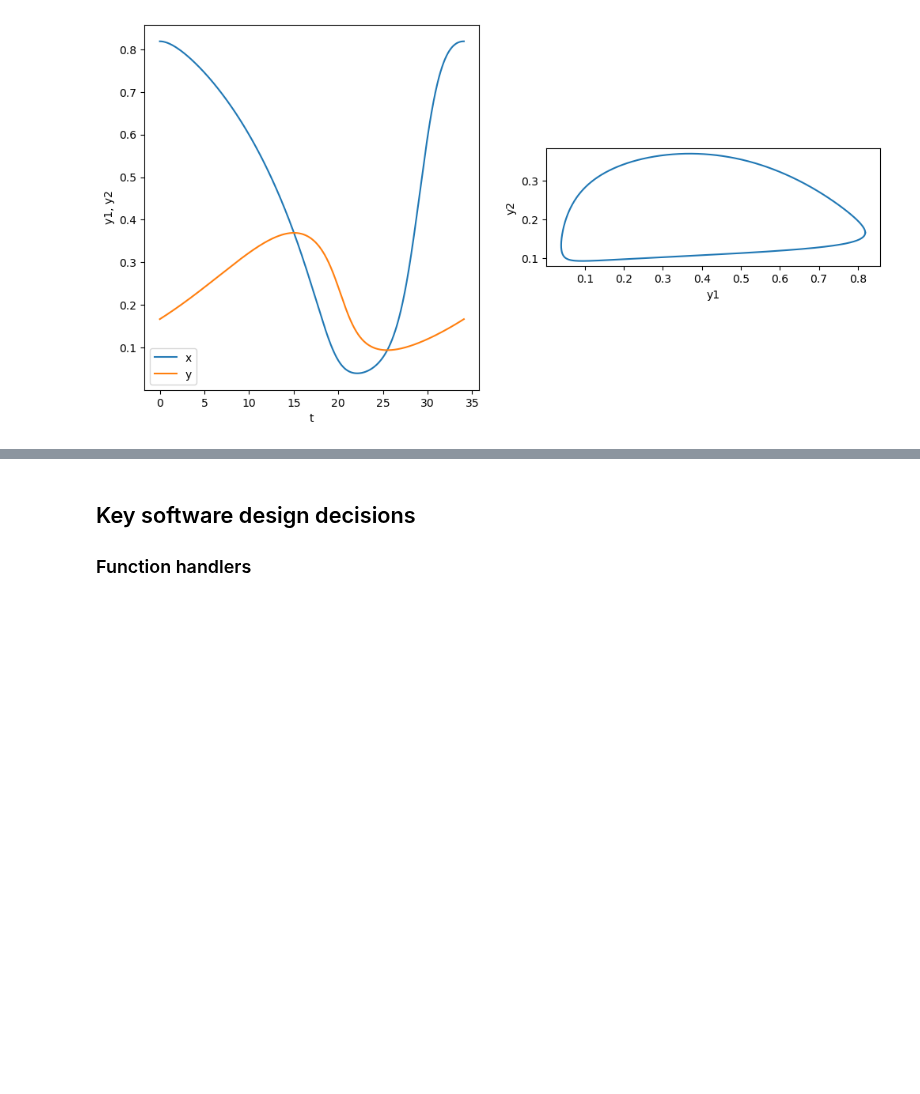
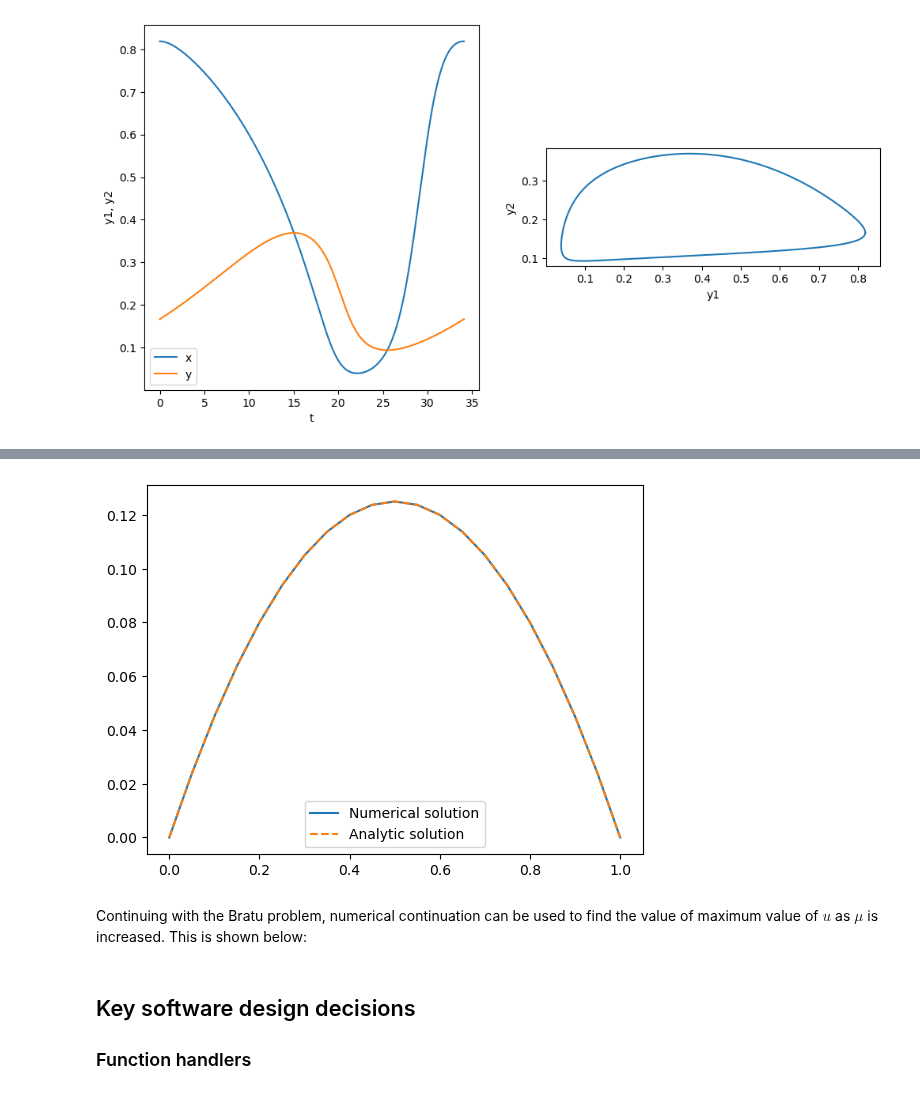
Before and after one commit to dupput/EMAT3008-ScientificComputing, a Jupyter notebook: Report.ipynb, the cells around one changed output, grey strips where cells are left out. Drawn from its saved outputs; the diff is of its cells as text; code cells hidden in the pictures; blank space fills up the shorter version.

Commit message:
Further updates to report and additional plotting functions for demonstration

```diff
--- a/Report.ipynb
+++ b/Report.ipynb
@@ -142,3 +159,34 @@ Initial condition: [0.8189695113270199, 0.16636149972895542]. Period: 34.0673941
+# %%
+from Helpers.bvp import BVP
+from Helpers.plotting import plot_bvp
+import numpy as np
+
+# Define BVP problem
+a = 0
+b = 1
+N = 20
+alpha = 0
+beta = 0
+D = 1
+mu = 0.01
+
+def q(x, u):
+    return np.exp(mu*u)
+
+bvp = BVP(a, b, N, alpha, beta, condition_type='Dirichlet', q_fun=q, D=D)
+u_guess = np.zeros(N-1)
+
+u_linear, success = bvp.solve_bvp(u_guess, 'linear')
+
+def u_analytic(x):
+    return -1/2 * (x - a) * (x - b) + ((beta - alpha) / (b - a)) * (x - a) + alpha
+u_analytical = u_analytic(bvp.x_values)
+
+plot_bvp(bvp, u_linear, u_analytical)
+# %% [output]
+[figure, added]
+# %% [markdown]
+Continuing with the Bratu problem, numerical continuation can be used to find the value of maximum value of $u$ as $\mu$ is increased. This is shown below:
 # %% [markdown]
 ## Key software design decisions
 
```
Also changed, not shown: parts of 5 cells of this notebook, 1 other file.
